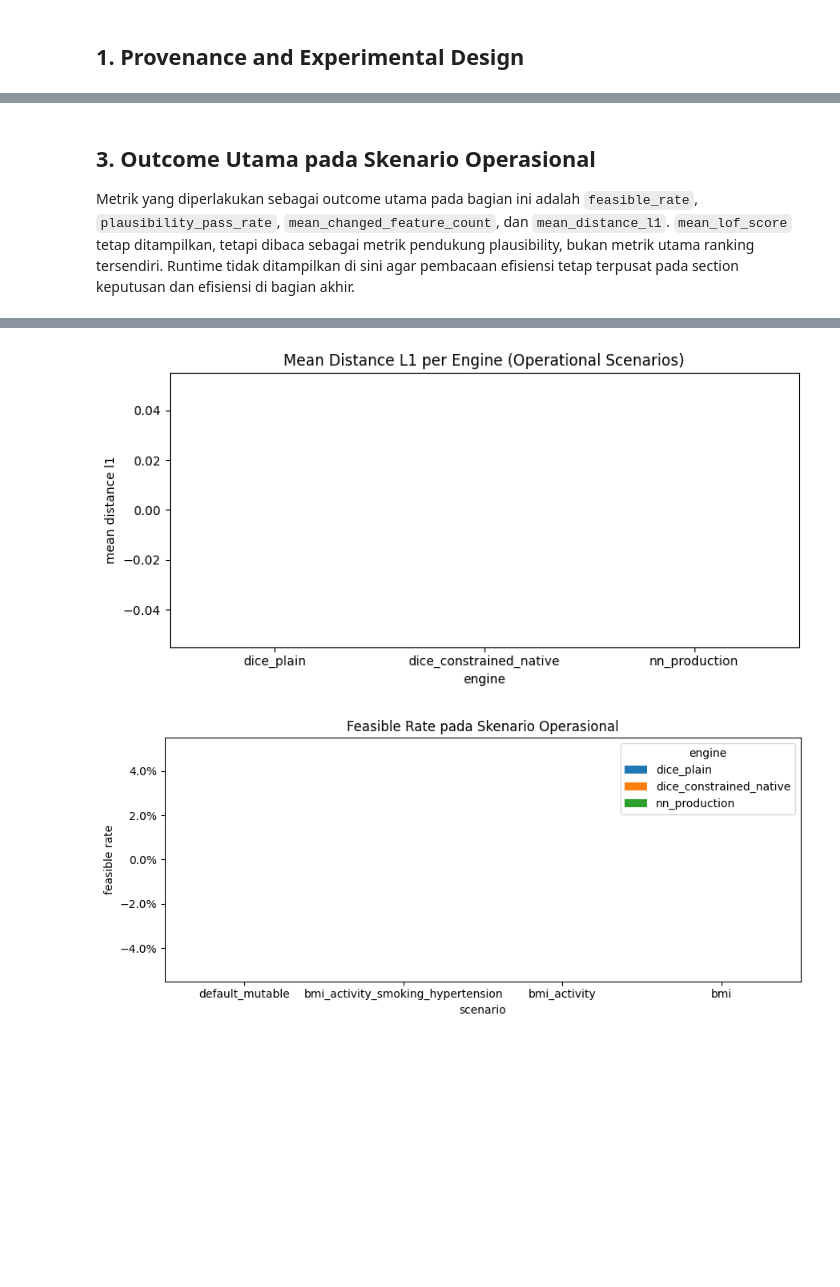
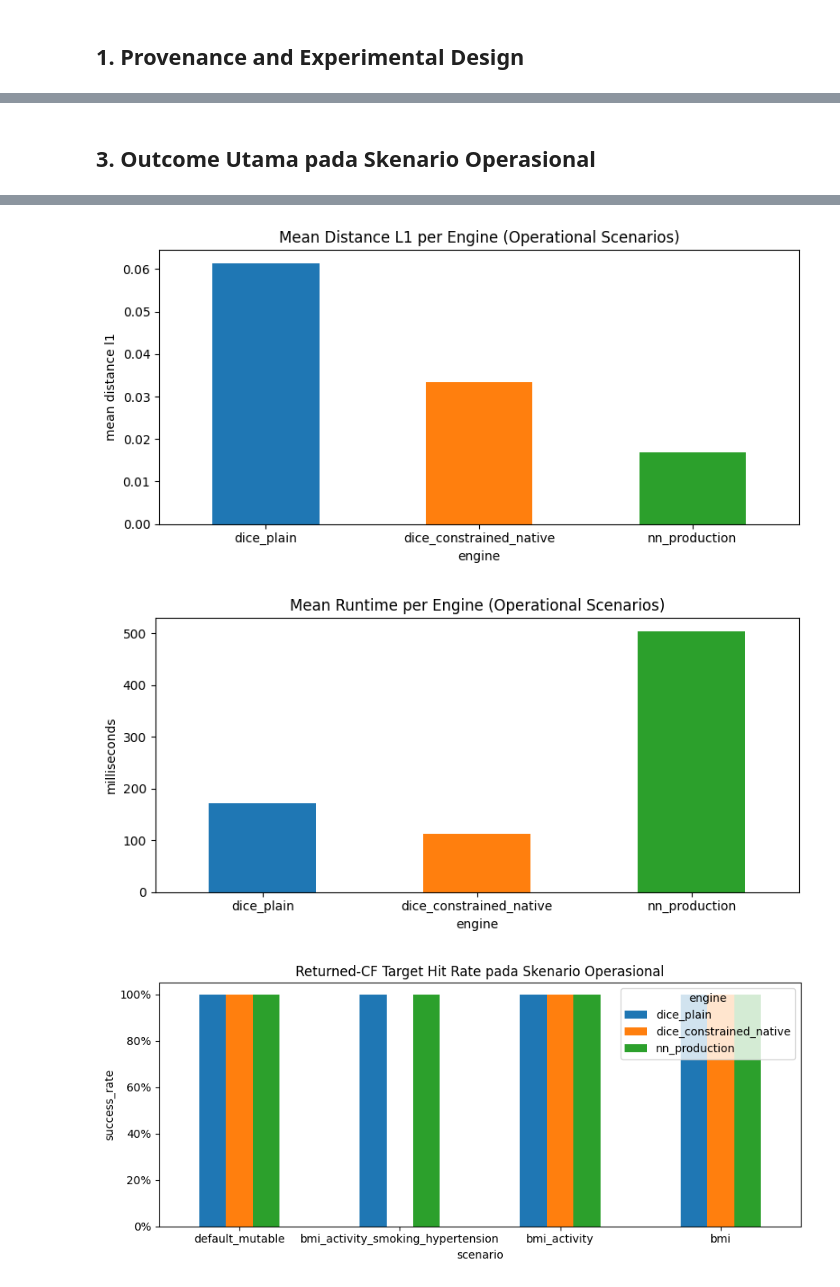
Before and after one commit to Diabetify-2-0/diabetify-cf, a Jupyter notebook: experiments/notebooks/core_benchmark.ipynb, the cells around one changed output, grey strips where cells are left out. Cells and saved outputs as stored; diff of their text form; code cells hidden in the pictures; blank space fills up the shorter version.

```diff
--- a/experiments/notebooks/core_benchmark.ipynb
+++ b/experiments/notebooks/core_benchmark.ipynb
@@ -35,13 +32,11 @@ pd.set_option("display.max_columns", 100)
 pd.set_option("display.max_rows", 200)
 
 ENGINE_ORDER = ["dice_plain", "dice_constrained_native", "nn_production"]
-SCENARIO_ORDER = ["default_mutable", "bmi_activity_smoking_hypertension", "bmi_activity", "bmi", "activity", "no_mutable"]
+SCENARIO_ORDER = ["default_mutable", "bmi_activity_smoking_hypertension", "bmi_activity", "bmi"]
 ENGINE_COLORS = {"dice_plain": "#1f77b4", "dice_constrained_native": "#ff7f0e", "nn_production": "#2ca02c"}
 
 SCENARIO_GROUPS = {
     "operational": ["default_mutable", "bmi_activity_smoking_hypertension", "bmi_activity", "bmi"],
-    "stress_test": ["activity"],
-    "infeasible_control": ["no_mutable"],
 }
 SCENARIO_GROUP_LABELS = {
     "operational": "Operational",
@@ -270,7 +261,5 @@ display(scenario_catalog.style.hide(axis="index"))
 # %% [markdown]
 ## 3. Outcome Utama pada Skenario Operasional
-
-Metrik yang diperlakukan sebagai outcome utama pada bagian ini adalah `feasible_rate`, `plausibility_pass_rate`, `mean_changed_feature_count`, dan `mean_distance_l1`. `mean_lof_score` tetap ditampilkan, tetapi dibaca sebagai metrik pendukung plausibility, bukan metrik utama ranking tersendiri. Runtime tidak ditampilkan di sini agar pembacaan efisiensi tetap terpusat pada section keputusan dan efisiensi di bagian akhir.
 # %%
 scenario_view = scenario_df.copy()
 if not scenario_view.empty:
@@ -280,7 +269,8 @@ if not scenario_view.empty:
         ordered=True,
     )
     scenario_view["scenario_group"] = scenario_view["scenario"].map(classify_scenario)
-    scenario_view["scenario_group_label"] = scenario_view["scenario_group"].map(lambda x: SCENARIO_GROUP_LABELS.get(x, x))
+    scenario_view["scenario_group_label"] = scenario_view["scenario_group"].map(lambda x: SCENARIO_GROUP_LABELS.get(x,
+    x))
     scenario_view["scenario"] = pd.Categorical(scenario_view["scenario"], categories=SCENARIO_ORDER, ordered=True)
 
     operational_outcome_view = scenario_view.loc[
@@ -288,19 +278,21 @@ if not scenario_view.empty:
         [
             "engine",
             "scenario",
-            "feasible_rate",
+            "target_success_rate_all_candidates",
             "plausibility_pass_rate",
             "mean_lof_score",
             "mean_changed_feature_count",
             "mean_distance_l1",
+            "mean_runtime_ms",
             "reason_counts",
         ],
     ].sort_values(["scenario", "engine"]).reset_index(drop=True)
+    operational_outcome_view = operational_outcome_view.rename(columns={"target_success_rate_all_candidates": "success_rate"})
 
     display(
         style_metric_table(
             operational_outcome_view,
-            percent_cols=["feasible_rate", "plausibility_pass_rate"],
+            percent_cols=["success_rate", "plausibility_pass_rate"],
             hide_index=True,
         )
     )
@@ -308,11 +300,12 @@ if not scenario_view.empty:
     operational_engine_summary = (
         operational_outcome_view.groupby("engine", as_index=False)
         .agg(
-            feasible_rate=("feasible_rate", "mean"),
+            success_rate=("success_rate", "mean"),
             plausibility_pass_rate=("plausibility_pass_rate", "mean"),
             mean_lof_score=("mean_lof_score", "mean"),
             mean_changed_feature_count=("mean_changed_feature_count", "mean"),
             mean_distance_l1=("mean_distance_l1", "mean"),
+            mean_runtime_ms=("mean_runtime_ms", "mean"),
         )
         .sort_values("engine")
         .reset_index(drop=True)
@@ -321,17 +314,16 @@ if not scenario_view.empty:
     display(
         style_metric_table(
             operational_engine_summary,
-            percent_cols=["feasible_rate", "plausibility_pass_rate"],
+            percent_cols=["success_rate", "plausibility_pass_rate"],
             hide_index=True,
         )
     )
 
-
     plot_engine_metric(
         operational_engine_summary,
-        "feasible_rate",
-        "Mean Feasible Rate per Engine (Operational Scenarios)",
-        "mean feasible rate",
+        "success_rate",
+        "Success Rate per Engine (Operational Scenarios)",
+        "success rate",
         percent=True,
     )
 
@@ -365,18 +357,32 @@ if not scenario_view.empty:
         "Mean Distance L1 per Engine (Operational Scenarios)",
         "mean distance l1",
     )
-    operational_pivot = operational_outcome_view.pivot(index="scenario", columns="engine", values="feasible_rate").reindex(index=SCENARIO_GROUPS["operational"], columns=ENGINE_ORDER)
+
+    plot_engine_metric(
+        operational_engine_summary,
+        "mean_runtime_ms",
+        "Mean Runtime per Engine (Operational Scenarios)",
+        "milliseconds",
+    )
+
+    operational_pivot = (
+        operational_outcome_view.pivot(index="scenario", columns="engine", values="success_rate")
+        .reindex(index=SCENARIO_GROUPS["operational"], columns=ENGINE_ORDER)
+    )
     ax = operational_pivot.plot(
         kind="bar",
         figsize=(9, 4),
         rot=0,
         color=[ENGINE_COLORS.get(engine, "#4b5563") for engine in operational_pivot.columns],
     )
-    ax.set_title("Feasible Rate pada Skenario Operasional")
-    ax.set_ylabel("feasible rate")
+    ax.set_title("Returned-CF Target Hit Rate pada Skenario Operasional")
+    ax.set_ylabel("success_rate")
     ax.yaxis.set_major_formatter(PercentFormatter(1.0))
     plt.tight_layout()
     plt.show()
 
-    best_operational = operational_engine_summary.sort_values(["feasible_rate", "plausibility_pass_rate"], ascending=[False, False]).iloc[0]
+    best_operational = operational_engine_summary.sort_values(
+        ["success_rate", "plausibility_pass_rate"],
+        ascending=[False, False],
+    ).iloc[0]
 # %% [output]
@@ -392,4 +410,5 @@ if not scenario_view.empty:
-[figure, old version]
+[figure, new version]
-[figure, old version]
+[figure, new version]
+[figure, added]
 # %% [markdown]
 ## 4. Validasi Constraint pada Skenario Operasional
```
Also changed, not shown: parts of 15 cells of this notebook, 7 other files.
